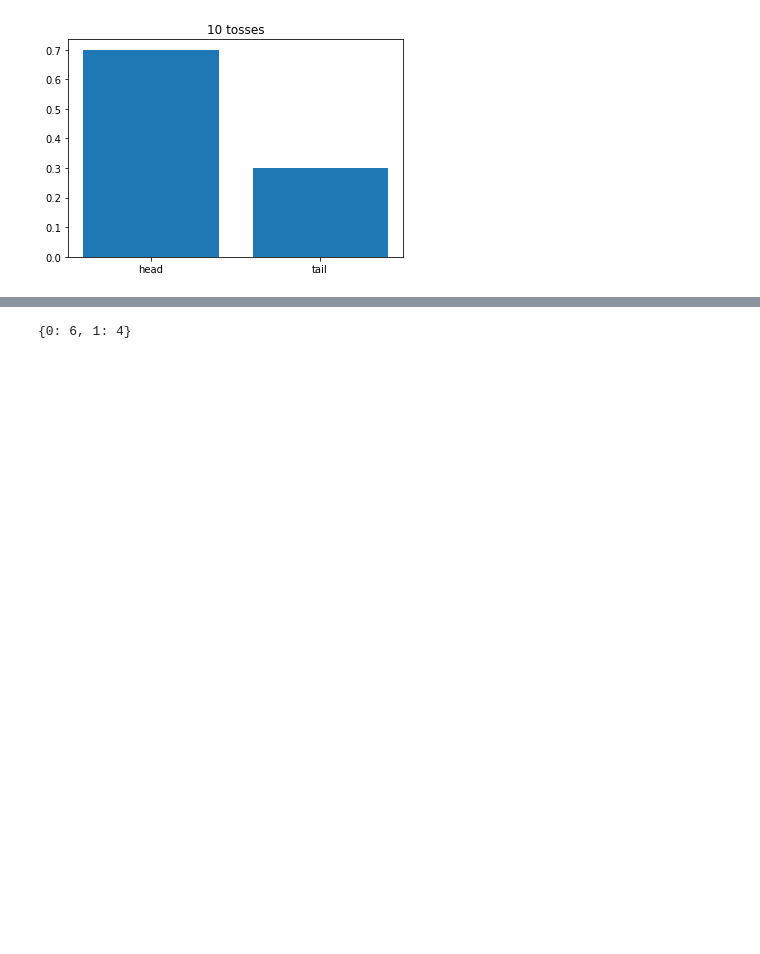
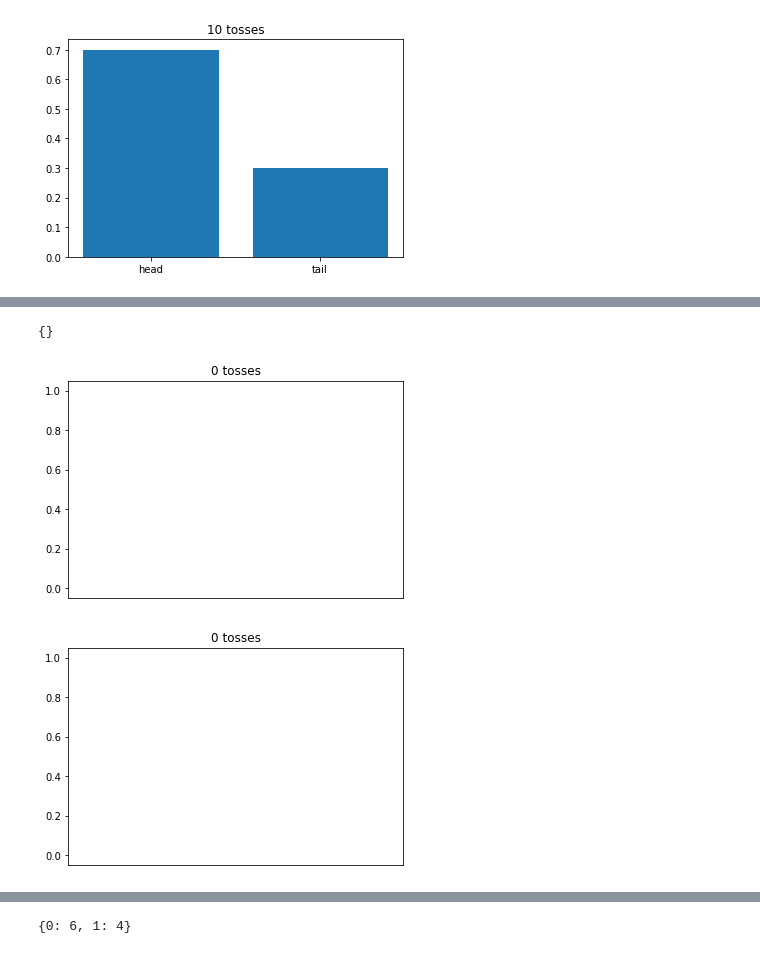
Before and after one commit to uio-bmi/stats_for_cs, a Jupyter notebook: ProbabilityIntro.ipynb, the cells around one changed output, grey strips where cells are left out. Cells and saved outputs as stored; diff of their text form; code cells hidden in the pictures; blank space fills up the shorter version.

```diff
--- a/ProbabilityIntro.ipynb
+++ b/ProbabilityIntro.ipynb
@@ -43,8 +43,13 @@ toss_coin_multiple_times(possible_outcomes, 10)
 # how often do we get head vs tail?
 
 def count_outcomes(outcomes):
-    values, counts = np.unique(outcomes, return_counts=True)
-    return dict(zip(values, counts))
+    outcome_summary = {}
+    for outcome in outcomes:
+        if outcome in outcome_summary:
+            outcome_summary[outcome] += 1
+        else:
+            outcome_summary[outcome] = 1
+    return outcome_summary
 
 def plot_outcomes(outcomes_summary):
     fig, ax = plt.subplots(clear=True)
@@ -114,0 +100,42 @@ plot_outcomes_normalized(outcomes_summary)
+# %%
+# what we had before:
+
+def toss_coin(possible_outcomes):
+    outcome = random.sample(possible_outcomes, 1)[0]
+    return outcome
+
+toss_coin(possible_outcomes)
+
+# when the coin is weighted:
+
+possible_outcomes = ['head', 'tail']
+p_head = 0.2
+
+def toss_weighted_coin(possible_outcomes, p):
+
+    outcome = None
+
+    # TODO: write code here that has p_head probability of getting head from ['head', 'tail'] possible outcomes
+    # hint: the random() function from the package random could be useful
+
+    return outcome
+
+def toss_weighted_coin_multiple_times(possible_outcomes, count, p):
+
+    outcomes = []
+
+    # TODO: write code here that tosses a weighted coin 'count' times with probability of getting a head p
+
+    return outcomes
+
+# toss_weighted_coin(possible_outcomes, p=p_head)
+
+outcomes = toss_weighted_coin_multiple_times(possible_outcomes, count=10, p=p_head)
+outcomes_summary = count_outcomes(outcomes)
+print(outcomes_summary)
+plot_outcomes(outcomes_summary)
+plot_outcomes_normalized(outcomes_summary)
+# %% [output]
+{}
+[figure, added]
+[figure, added]
```
Also changed, not shown: parts of 17 cells of this notebook.
